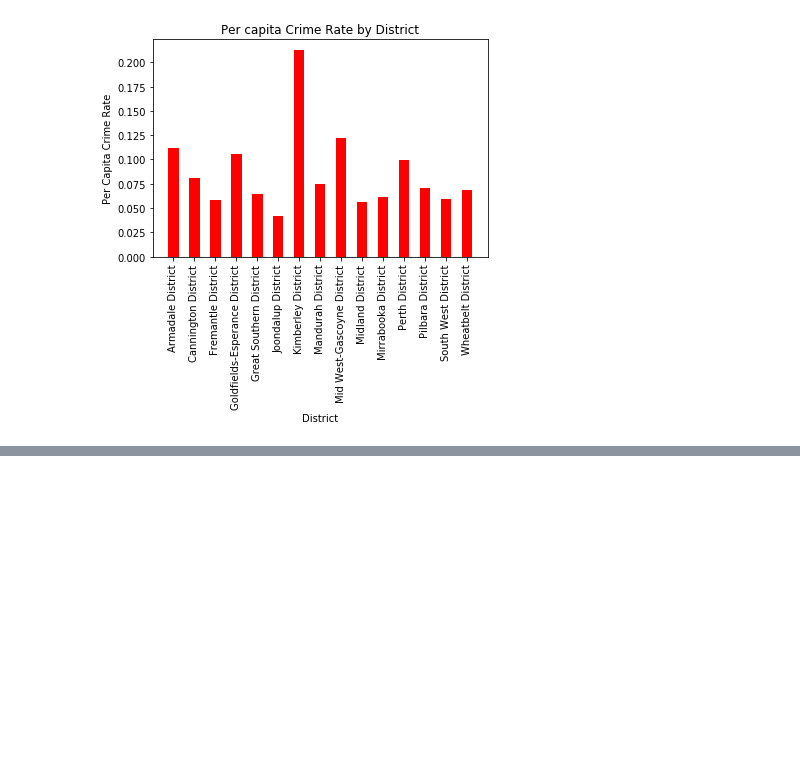
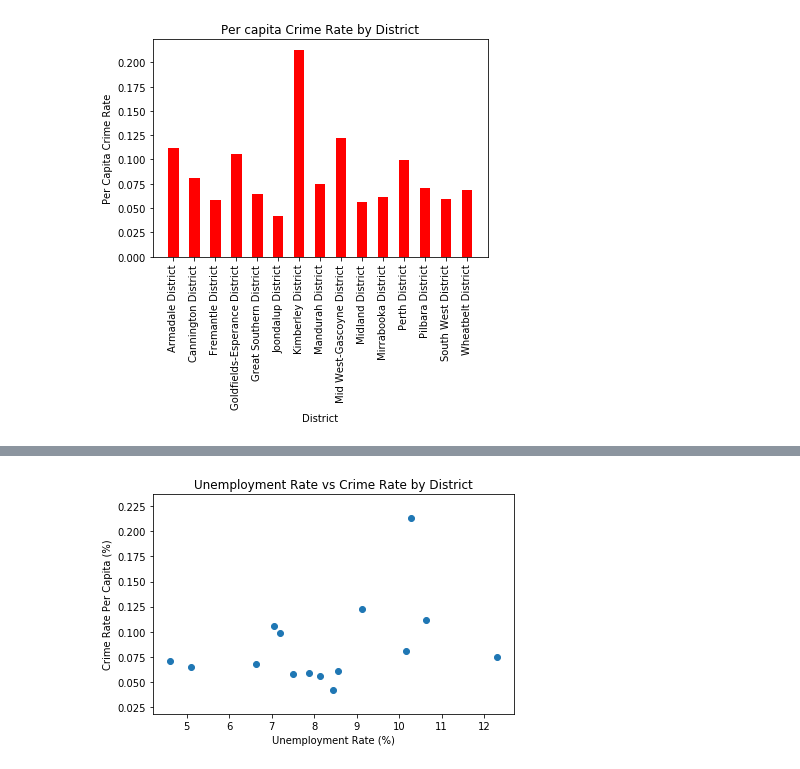
Before and after one commit to natalieddavies/BootcampProject1, a Jupyter notebook: unemployment_offences.ipynb, the cells around one changed output, grey strips where cells are left out. Drawn from its saved outputs; the diff is of its cells as text; code cells hidden in the pictures; blank space fills up the shorter version.

```diff
--- a/unemployment_offences.ipynb
+++ b/unemployment_offences.ipynb
@@ -310,0 +372,12 @@ plt.show()
+# %%
+unemploy_rate=percap_merge['Unemployment Rate (%)']
+offence_rate=percap_merge['Offence Rate (%)']
+plt.scatter(unemploy_rate,offence_rate)
+
+plt.title('Unemployment Rate vs Crime Rate by District')
+plt.xlabel('Unemployment Rate (%)')
+plt.ylabel('Crime Rate Per Capita (%)')
+plt.tight_layout()
+plt.show()
+# %% [output]
+[figure, added]
```
Also changed, not shown: parts of 15 cells of this notebook, 1 other file.
